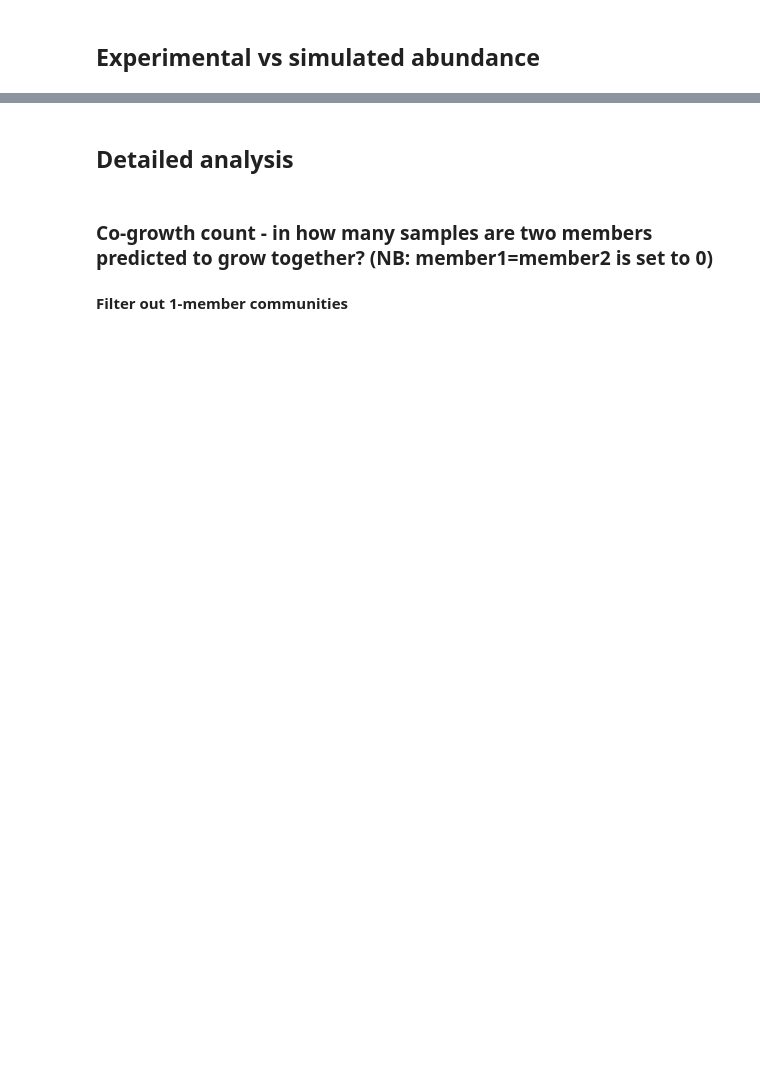
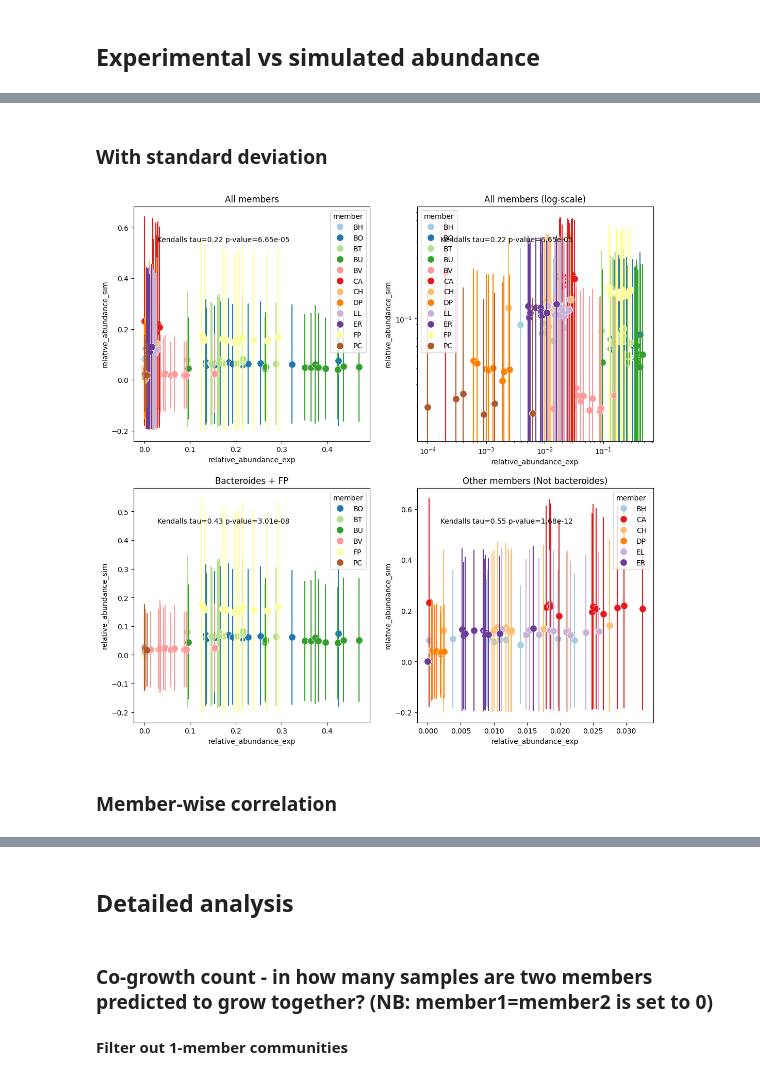
Before and after one commit to IdunBurgos/SteadierCom-Case-Studies, a Jupyter notebook: notebooks/Step 7.1.1. SteadierCom abundance prediction - Venturelli.ipynb, the cells around one changed output, grey strips where cells are left out. Cells and saved outputs as stored; diff of their text form; code cells hidden in the pictures; blank space fills up the shorter version.

```diff
--- a/notebooks/Step 7.1.1. SteadierCom abundance prediction - Venturelli.ipynb
+++ b/notebooks/Step 7.1.1. SteadierCom abundance prediction - Venturelli.ipynb
@@ -140,0 +102,45 @@ Name: count, dtype: int64
+# %% [markdown]
+### With standard deviation
+# %%
+
+def plot_scatter(joined_spec,ax,title):
+    joined_mean = joined_spec.groupby(["community","member"]).agg({'relative_abundance_sim':'mean','relative_abundance_exp':'mean'})\
+                            .rename(columns={'relative_abundance_sim':'SteadierCom relative abundance','relative_abundance_exp':'Experimental relative abundance'})
+
+    stat = kendalltau(joined_mean["Experimental relative abundance"],joined_mean["SteadierCom relative abundance"])
+    g = sns.lineplot(joined_spec,
+                x="relative_abundance_exp",
+                y="relative_abundance_sim",
+                hue="member",
+                marker="o",
+                markersize=10,
+                linestyle="",
+                err_style="bars",
+                errorbar="sd",
+                palette=member_colors,
+
+                ax=ax)
+
+    plt.text(0.1, 0.85, f"Kendalls tau={stat.correlation:.2f} p-value={stat.pvalue:.2e}", transform=ax.transAxes)
+    ax.set_title(title)
+    return ax
+
+fig,axs = plt.subplots(2,2,figsize=(13,13))
+ax1,ax2,ax3,ax4 = axs.flatten()
+
+ax1 = plot_scatter(joined_spec,ax1,"All members")
+ax2 = plot_scatter(joined_spec,ax2,"All members (log-scale)")
+ax2.set_yscale("log")
+ax2.set_xscale("log")
+
+bacteroides = ["BO","BT","BU","BV","PC","FP"]
+not_bacteroides = [m for m in joined_spec.member.unique() if m not in bacteroides]
+joined_spec_new = joined_spec[joined_spec.member.isin(bacteroides)].copy()
+ax3 = plot_scatter(joined_spec_new,ax3,"Bacteroides + FP")
+
+joined_spec_new = joined_spec[~joined_spec.member.isin(bacteroides)].copy()
+ax4 = plot_scatter(joined_spec_new,ax4,"Other members (Not bacteroides)")
+# %% [output]
+[figure, added]
+# %% [markdown]
+### Member-wise correlation
```
Also changed, not shown: parts of 33 cells of this notebook, 3 other files.
